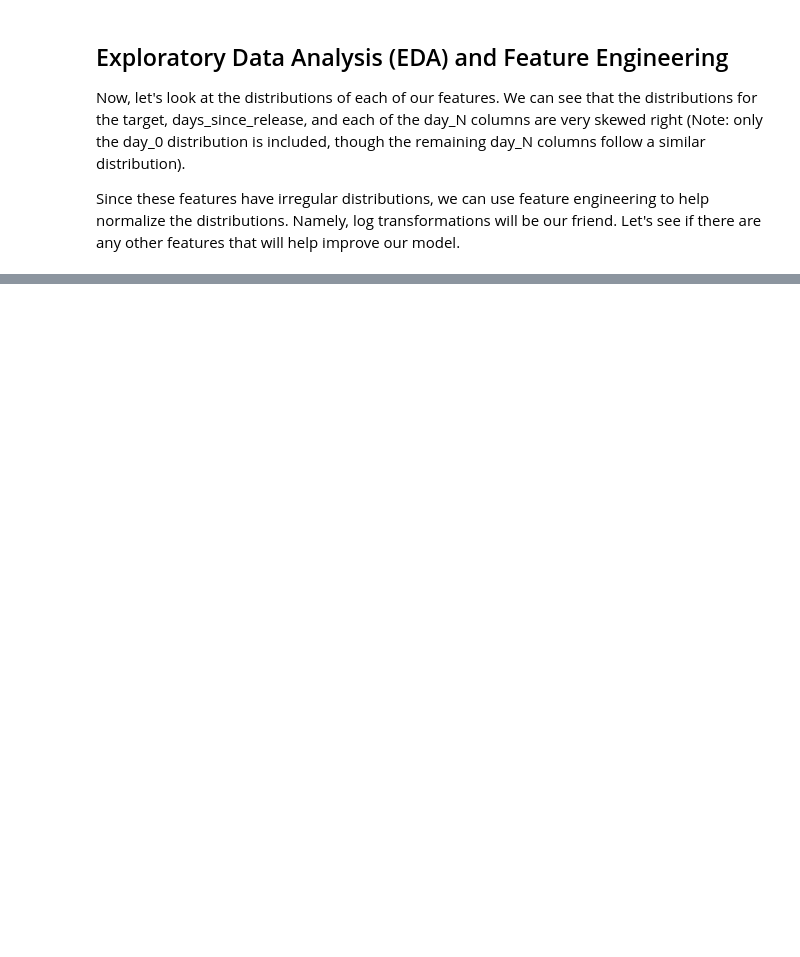
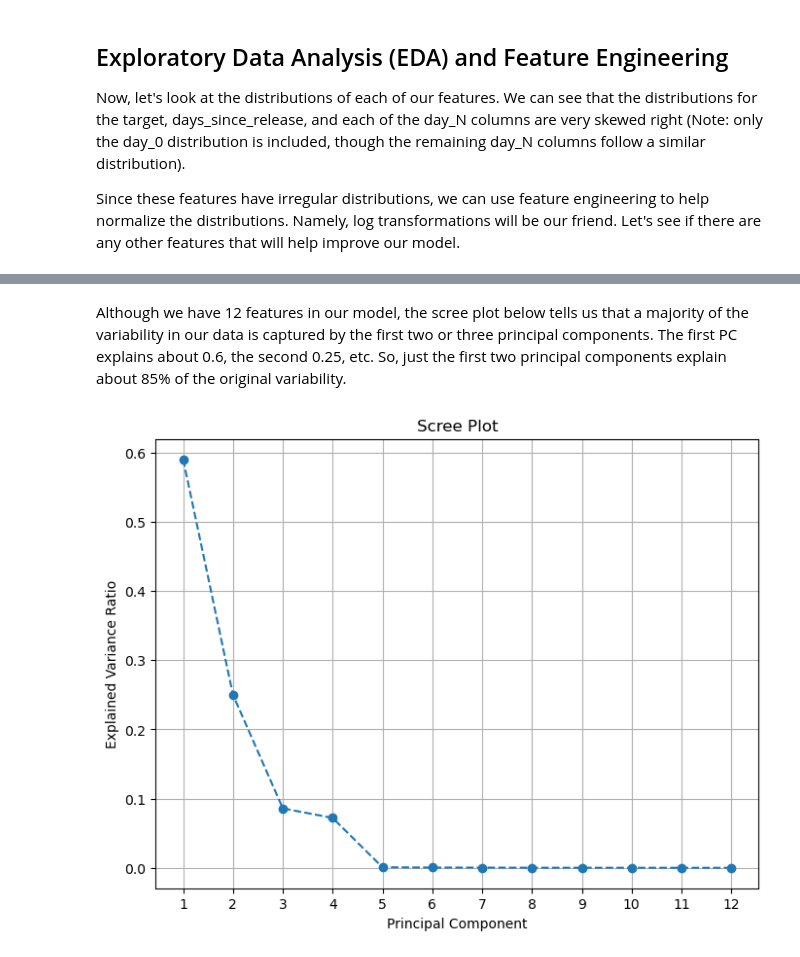
Before and after one commit to willcoomans5/stream_predictions, a Jupyter notebook: stream_predictions.ipynb, the cells around one changed output, grey strips where cells are left out. Cells and saved outputs as stored; diff of their text form; code cells hidden in the pictures; blank space fills up the shorter version.

```diff
--- a/stream_predictions.ipynb
+++ b/stream_predictions.ipynb
@@ -278,0 +327,21 @@ TypeError: fill_vals() got multiple values for argument 'is_train'
+# %% [markdown]
+Although we have 12 features in our model, the scree plot below tells us that a majority of the variability in our data is captured by the first two or three principal components. The first PC explains about 0.6, the second 0.25, etc. So, just the first two principal components explain about 85% of the original variability.
+# %%
+scaler = StandardScaler()
+X_scaled = scaler.fit_transform(X_train)
+
+pca = PCA()
+pca.fit_transform(X_scaled)
+
+explained_variance_ratio = pca.explained_variance_ratio_
+
+plt.figure(figsize=(8, 6))
+plt.plot(range(1, len(explained_variance_ratio) + 1), explained_variance_ratio, marker='o', linestyle='--')
+plt.title('Scree Plot')
+plt.xlabel('Principal Component')
+plt.ylabel('Explained Variance Ratio')
+plt.xticks(range(1, len(explained_variance_ratio) + 1))
+plt.grid(True)
+plt.show()
+# %% [output]
+[figure, added]
```
Also changed, not shown: parts of 17 cells of this notebook, 2 other files.
